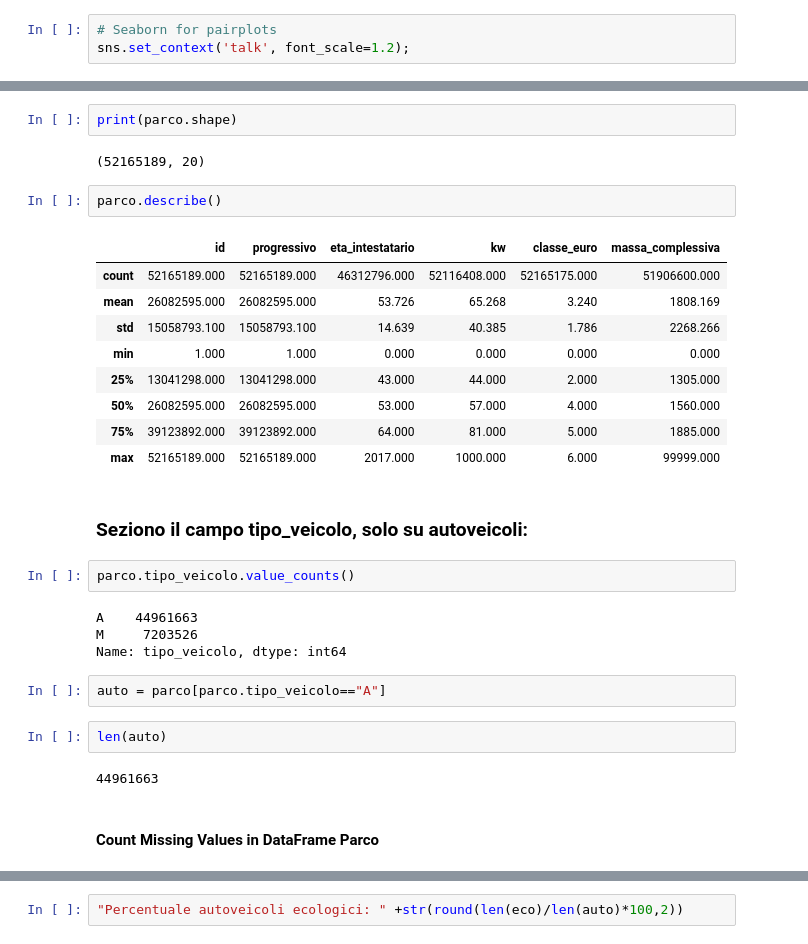
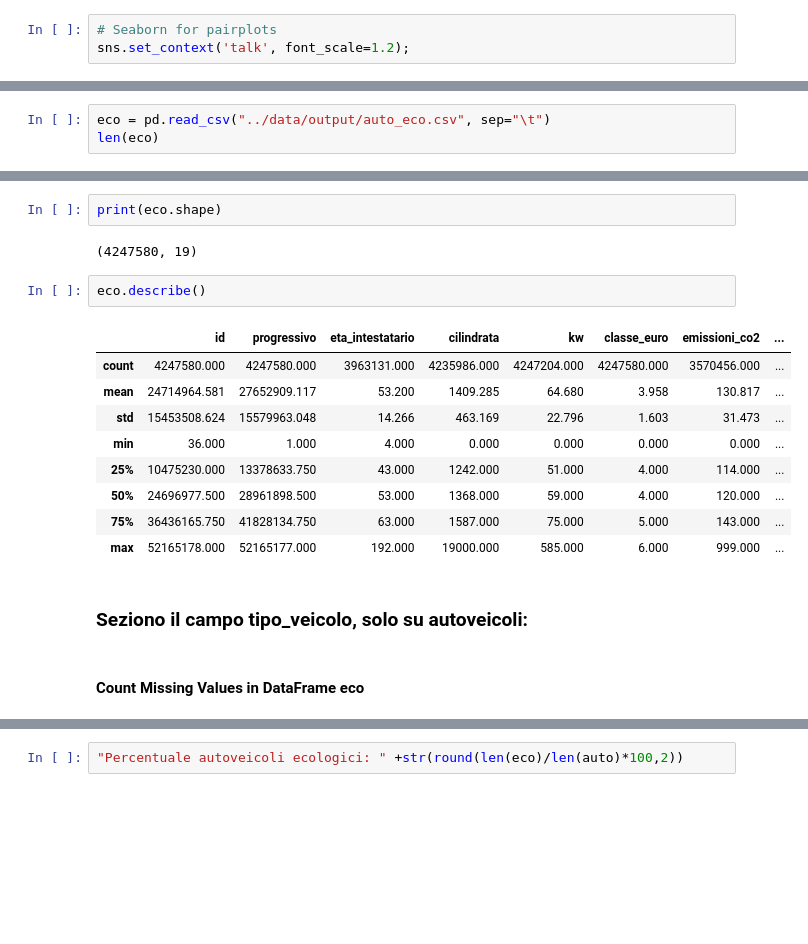
Before and after one commit to mariaclaudia/DAF_EDA_MIT_Patenti-ParcoMacchine, a Jupyter notebook: notebooks/2_MIT_Parco_Macchine_Ecologiche-EDA.ipynb, the cells around one changed output, grey strips where cells are left out. Saved outputs shown, nothing was run; the diff lists cells and outputs as text; blank space fills up the shorter version.

Commit message:
add code parco

```diff
--- a/notebooks/2_MIT_Parco_Macchine_Ecologiche-EDA.ipynb
+++ b/notebooks/2_MIT_Parco_Macchine_Ecologiche-EDA.ipynb
@@ -62,0 +84,3 @@ len(patenti)
+# %%
+eco = pd.read_csv("../data/output/auto_eco.csv", sep="\t")
+len(eco)
@@ -171,33 +143,21 @@ parco.head(10)
 # %%
-print(parco.shape)
+print(eco.shape)
 # %% [output]
-(52165189, 20)
+(4247580, 19)
 # %%
-parco.describe()
+eco.describe()
 # %% [output]
-|  | id | progressivo | eta_intestatario | kw | classe_euro | massa_complessiva |
-| count | 52165189.000 | 52165189.000 | 46312796.000 | 52116408.000 | 52165175.000 | 51906600.000 |
-| mean | 26082595.000 | 26082595.000 | 53.726 | 65.268 | 3.240 | 1808.169 |
-| std | 15058793.100 | 15058793.100 | 14.639 | 40.385 | 1.786 | 2268.266 |
-| min | 1.000 | 1.000 | 0.000 | 0.000 | 0.000 | 0.000 |
-| 25% | 13041298.000 | 13041298.000 | 43.000 | 44.000 | 2.000 | 1305.000 |
-| 50% | 26082595.000 | 26082595.000 | 53.000 | 57.000 | 4.000 | 1560.000 |
-| 75% | 39123892.000 | 39123892.000 | 64.000 | 81.000 | 5.000 | 1885.000 |
-| max | 52165189.000 | 52165189.000 | 2017.000 | 1000.000 | 6.000 | 99999.000 |
+|  | id | progressivo | eta_intestatario | cilindrata | kw | classe_euro | emissioni_co2 | ... |
+| count | 4247580.000 | 4247580.000 | 3963131.000 | 4235986.000 | 4247204.000 | 4247580.000 | 3570456.000 | ... |
+| mean | 24714964.581 | 27652909.117 | 53.200 | 1409.285 | 64.680 | 3.958 | 130.817 | ... |
+| std | 15453508.624 | 15579963.048 | 14.266 | 463.169 | 22.796 | 1.603 | 31.473 | ... |
+| min | 36.000 | 1.000 | 4.000 | 0.000 | 0.000 | 0.000 | 0.000 | ... |
+| 25% | 10475230.000 | 13378633.750 | 43.000 | 1242.000 | 51.000 | 4.000 | 114.000 | ... |
+| 50% | 24696977.500 | 28961898.500 | 53.000 | 1368.000 | 59.000 | 4.000 | 120.000 | ... |
+| 75% | 36436165.750 | 41828134.750 | 63.000 | 1587.000 | 75.000 | 5.000 | 143.000 | ... |
+| max | 52165178.000 | 52165177.000 | 192.000 | 19000.000 | 585.000 | 6.000 | 999.000 | ... |
 # %% [markdown]
 ### Seziono il campo tipo_veicolo, solo su autoveicoli:
-# %%
-parco.tipo_veicolo.value_counts()
-# %% [output]
-A    44961663
-M     7203526
-Name: tipo_veicolo, dtype: int64
-# %%
-auto = parco[parco.tipo_veicolo=="A"]
-# %%
-len(auto)
-# %% [output]
-44961663
 # %% [markdown]
-#### Count Missing Values in DataFrame Parco
+#### Count Missing Values in DataFrame eco
 # %%
```
Also changed, not shown: parts of 41 cells of this notebook.
